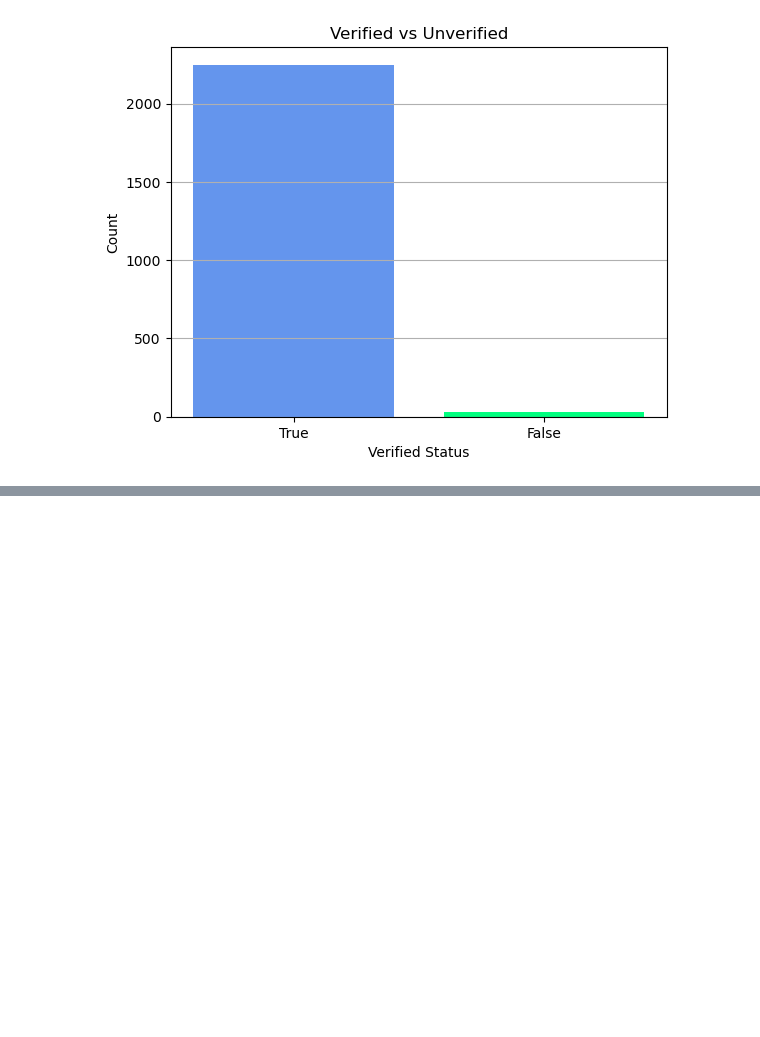
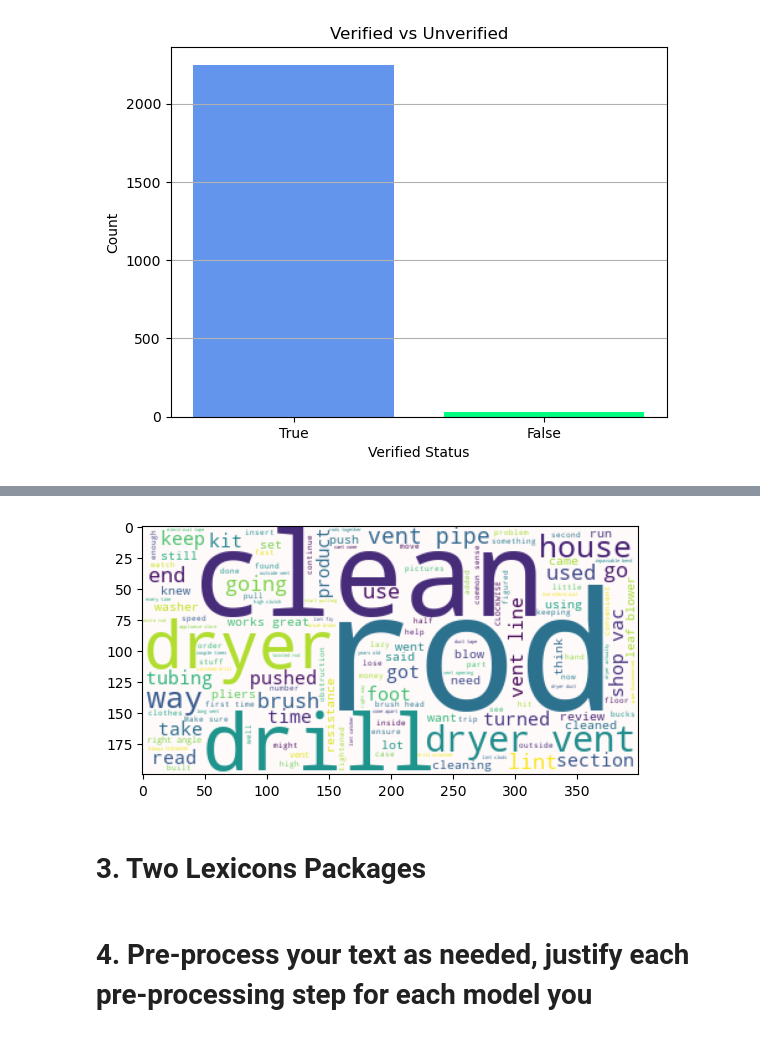
Before and after one commit to rolandjosephb/Comp262-Group3, a Jupyter notebook: Group 3.ipynb, the cells around one changed output, grey strips where cells are left out. Cells and saved outputs as stored; diff of their text form; code cells hidden in the pictures; blank space fills up the shorter version.

```diff
--- a/Group 3.ipynb
+++ b/Group 3.ipynb
@@ -404,0 +445,17 @@ plt.show()
+# %%
+#wordcloud for reviewText
+
+from wordcloud import WordCloud
+#combining all text
+wcreviewtext = " ".join(review for review in df['reviewText'].dropna())
+
+wordcloud = WordCloud(background_color="snow").generate(wcreviewtext)
+plt.imshow(wordcloud, interpolation='hamming')
+plt.axis("on")
+plt.show()
+# %% [output]
+[figure, added]
+# %% [markdown]
+# 3. Two Lexicons Packages
+# %% [markdown]
+# 4. Pre-process your text as needed, justify each pre-processing step for each model you
```
Also changed, not shown: parts of 25 cells of this notebook.
